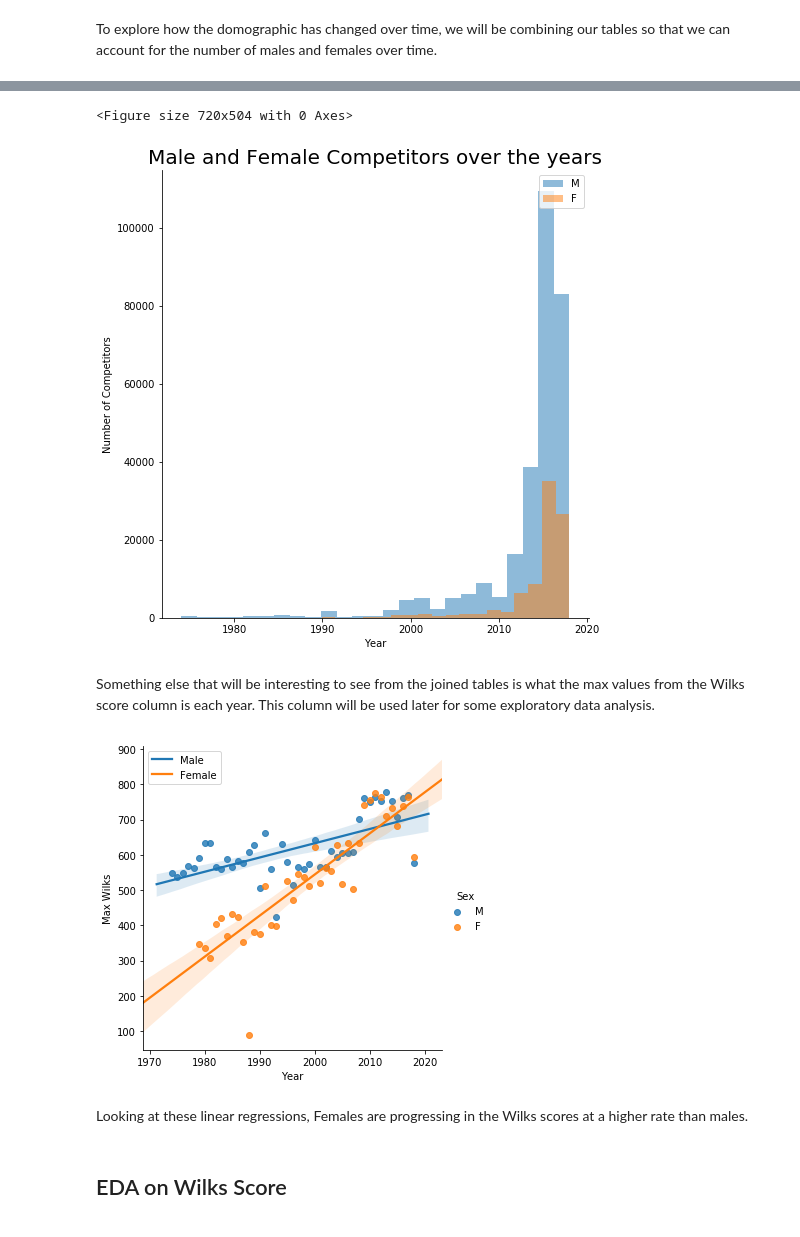
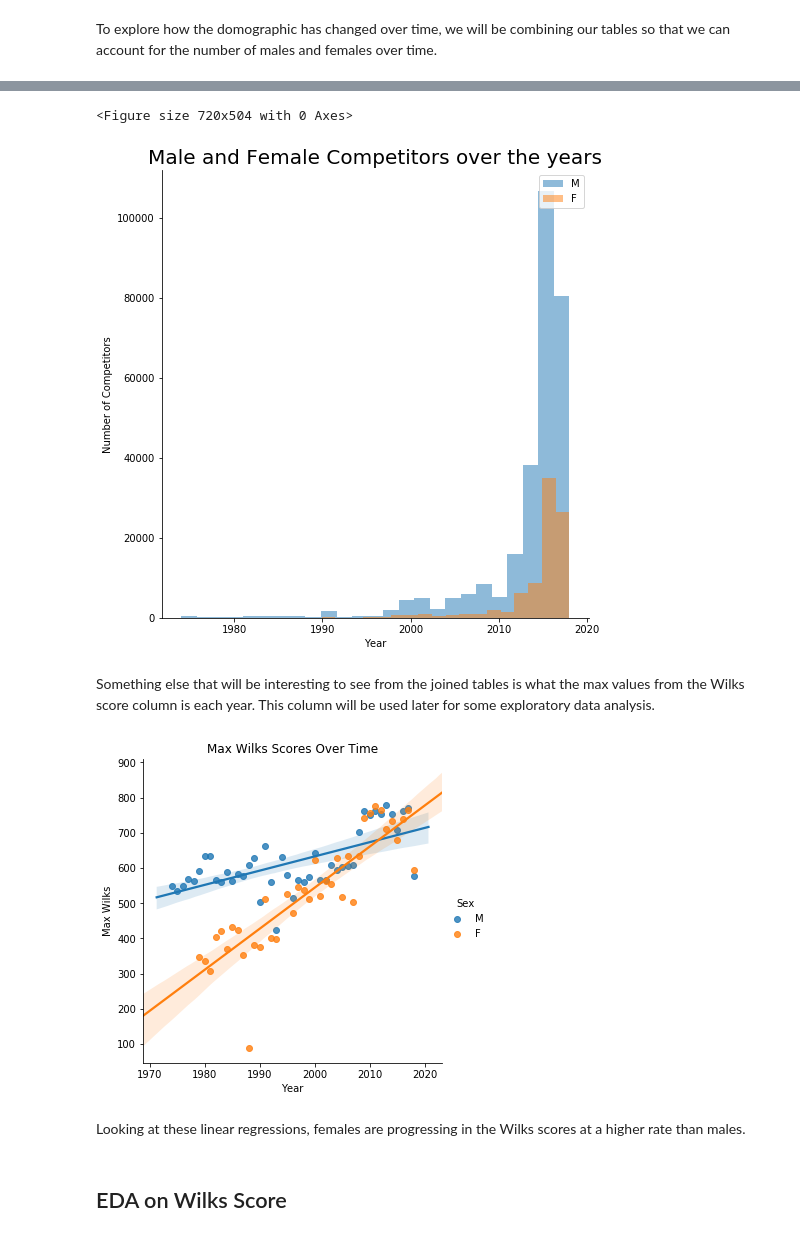
Before and after one commit to spatten35/CapstoneProject1, a Jupyter notebook: Capstone1.ipynb, the cells around one changed output, grey strips where cells are left out. Cells and saved outputs as stored; diff of their text form; code cells hidden in the pictures.

```diff
--- a/Capstone1.ipynb
+++ b/Capstone1.ipynb
@@ -174,6 +194,7 @@ Since it's a small percentage of records that contain a negative value, we'll dr
 comps_slim = comps_slim[(comps_slim.BestBenchKg > 0) | comps_slim.BestBenchKg.isnull()]
 comps_slim = comps_slim[(comps_slim.BestSquatKg > 0) | comps_slim.BestSquatKg.isnull()]
 comps_slim = comps_slim[(comps_slim.BestDeadliftKg > 0) | comps_slim.BestDeadliftKg.isnull()]
+comps_slim = comps_slim[(pd.notna(comps_slim.BestBenchKg)) | (pd.notna(comps_slim.BestSquatKg)) | (pd.notna(comps_slim.BestDeadliftKg))]
 # %% [markdown]
 We want to look farther into missing values, such as those in the BodyweightKg and WeightClasskg. Depending on how many there are, we may just remove all those rows. If there are too many, we'll look at removing only those missing both BodyweightKg and WeightClassKg, Since BodyweightKg within a WeightClassKg is used to determind placement, we will need to remove all rows that have a missing BodyWeight. However, if we are just missing WeightClassKg, we can try to fit it into one of the WeightClassKg based off Sex / BodyweightKg.
 # %%
@@ -460,7 +492,7 @@ While there are a few females (outliers) that actively life close to the same as
 # %% [markdown]
 To explore how the domographic has changed over time, we will be combining our tables so that we can account for the number of males and females over time.
 # %%
-full_comp = pd.merge(meets_df, competitors, left_on='MeetID', right_on='MeetID', how='inner')
-full_comp.head()
+full_comp = pd.merge(meets_df, comps_slim, left_on='MeetID', right_on='MeetID', how='inner')
+full_comp.tail()
 # %% [output]
 |  | MeetID | MeetPath | Federation | Date | MeetCountry | MeetState | MeetTown | MeetName | Month | Year | ... |
@@ -492,28 +532,28 @@ plt.legend(loc=1)
 plt.show()
 # %% [output]
 <Figure size 720x504 with 0 Axes>
-[figure, old version]
+[figure, new version]
 # %% [markdown]
 Something else that will be interesting to see from the joined tables is what the max values from the Wilks score column is each year. This column will be used later for some exploratory data analysis.
 # %%
 fem_full_comp = full_comp[full_comp.Sex == 'F']
 mal_full_comp = full_comp[full_comp.Sex == 'M']
 
 fem_full_comp_max = fem_full_comp.groupby('Year')['Wilks'].max().to_frame().reset_index()
 fem_full_comp_max['Sex'] = 'F'
 mal_full_comp_max = mal_full_comp.groupby('Year')['Wilks'].max().to_frame().reset_index()
 mal_full_comp_max['Sex'] = 'M'
 full_comp_max = pd.concat([fem_full_comp_max, mal_full_comp_max])
 
 sns.lmplot(x='Year', y='Wilks', data=full_comp_max, hue='Sex', hue_order=['M', 'F'])
-plt.legend(('Male', 'Female'))
+plt.title('Max Wilks Scores Over Time')
 plt.xlabel('Year')
 plt.ylabel('Max Wilks')
 plt.show()
 # %% [output]
-[figure, old version]
+[figure, new version]
 # %% [markdown]
-Looking at these linear regressions, Females are progressing in the Wilks scores at a higher rate than males.
+Looking at these linear regressions, females are progressing in the Wilks scores at a higher rate than males.
 # %% [markdown]
 ## EDA on Wilks Score
 # %% [markdown]
```
Also changed, not shown: parts of 43 cells of this notebook.
